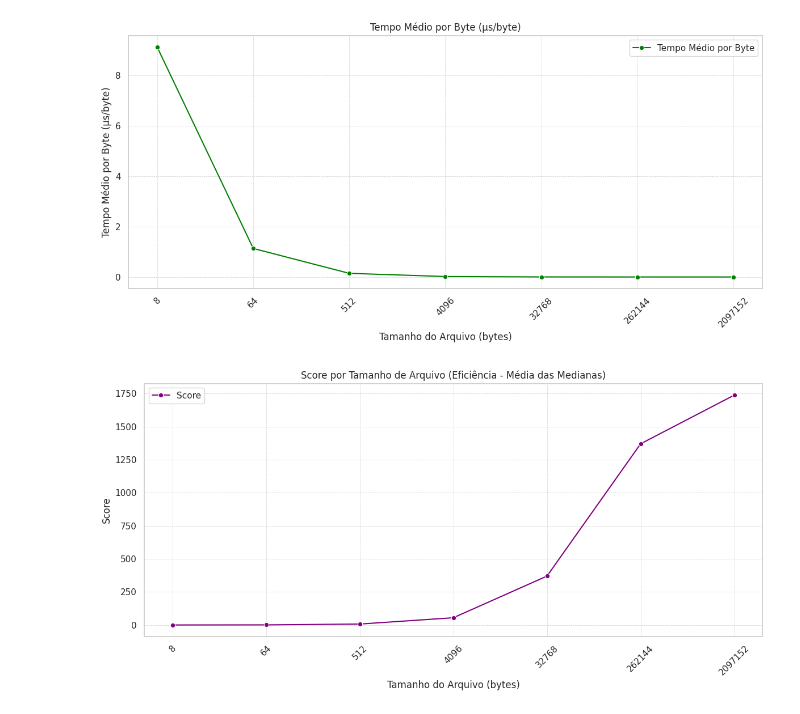
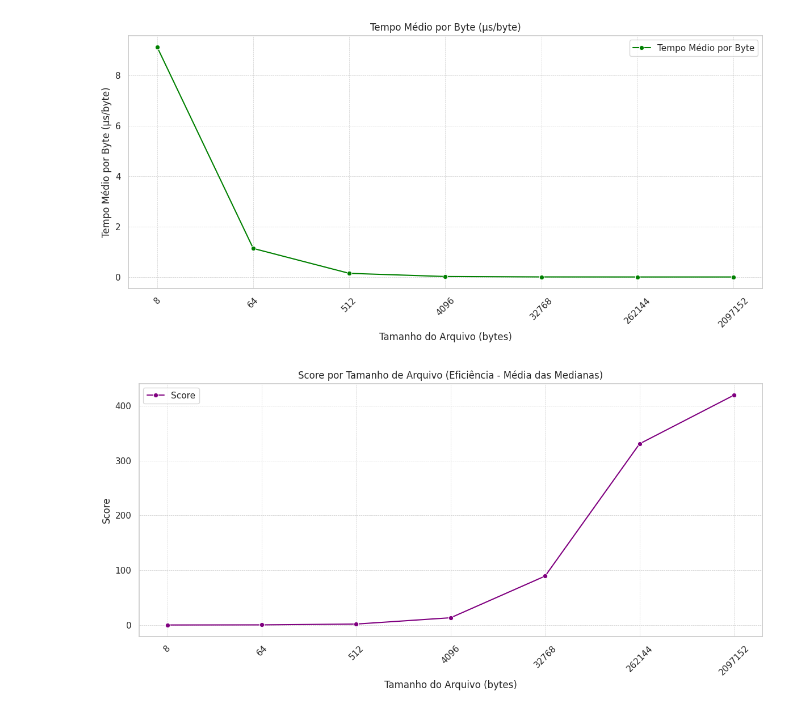
Before and after one commit to Bugss05/Performance-Benchmarking-of-Cryptographic-Mechanisms, a Jupyter notebook: SHA.ipynb, the cells around one changed output. Cells and saved outputs as stored; diff of their text form; code cells hidden in the pictures.

```diff
--- a/SHA.ipynb
+++ b/SHA.ipynb
@@ -209,40 +209,40 @@ plt.show()
 # %% [output]
 [figure]
 # %%
-# Calcular o tempo médio por byte, variância relativa e eficiência usando a média das medianas
+# Calcular o tempo médio por byte usando a média das medianas
 mean_time_per_byte = [media / tamanho for media, tamanho in zip(medias_medianas, tamanhos)]
-std_encryption = np.std(mean_time_per_byte)  # Desvio padrão do tempo médio por byte (encriptação)
-std_decryption = std_encryption  # Assumindo que o desvio padrão da decriptação é igual ao da encriptação
+
+# Calcular o desvio padrão do tempo médio por byte (encriptação)
+std_encryption = np.std(mean_time_per_byte)
 
 # Calcular o score diretamente para cada tamanho de arquivo usando a média das medianas
 score = []
 for media, tamanho in zip(medias_medianas, tamanhos):
     mean_time_per_byte = media / tamanho  # Usar a média das medianas
-    relative_variance = abs(std_encryption - std_decryption) / max(std_decryption, std_encryption)
-    score_value = 1 / (mean_time_per_byte * (1 + relative_variance))
+    score_value = 1 / (mean_time_per_byte * (1 + std_encryption))
     score.append(score_value)
 
 # Criar o gráfico de função
 plt.figure(figsize=(12, 6))
 sns.lineplot(x=tamanhos, y=score, marker='o', color='purple', label='Score')
 
 # Configurações do gráfico
 plt.title('Score por Tamanho de Arquivo (Eficiência - Média das Medianas)')
 plt.xlabel('Tamanho do Arquivo (bytes)')
 plt.ylabel('Score')
 
 # Definir escala logarítmica no eixo x
 plt.xscale('log')
 plt.xticks([8, 64, 512, 4096, 32768, 262144, 2097152], labels=[8, 64, 512, 4096, 32768, 262144, 2097152], rotation=45)
 
 # Adicionar grade
 plt.grid(True, linestyle='--', linewidth=0.5)
 
 # Adicionar legenda
 plt.legend()
 
 # Ajustar layout
 plt.tight_layout()
 plt.show()
 # %% [output]
-[figure, old version]
+[figure, new version]
```
